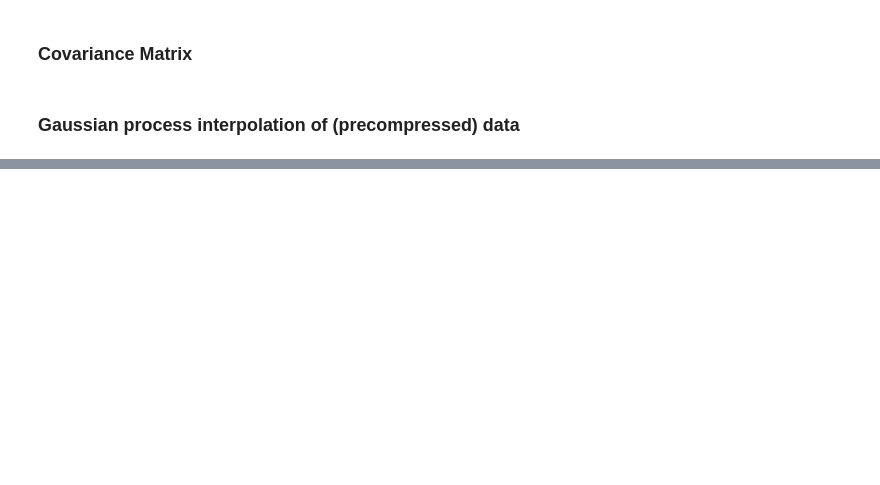
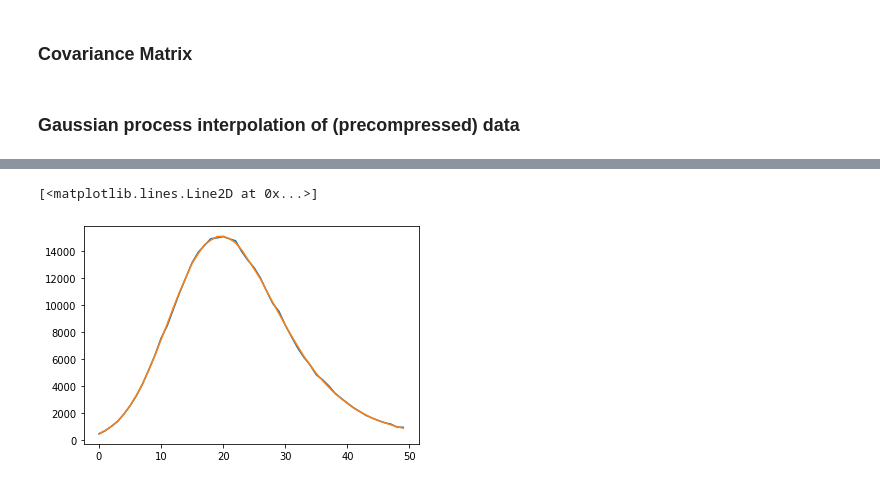
Before and after one commit to twerhane/UndergradStudentProjects, a Jupyter notebook: Jamie_and_Lister/VanessasNotebooks/PeakCounts.ipynb, the cells around one changed output, grey strips where cells are left out. Cells and saved outputs as stored; diff of their text form; code cells hidden in the pictures; blank space fills up the shorter version.

```diff
--- a/Jamie_and_Lister/VanessasNotebooks/PeakCounts.ipynb
+++ b/Jamie_and_Lister/VanessasNotebooks/PeakCounts.ipynb
@@ -265,0 +95,4 @@ Removed no burn in
+# %%
+grad = nd.Gradient(neglogpost)
+# %%
+hess = nd.Hessian(neglogpost)
@@ -265,0 +113,11 @@ Removed no burn in
+# %%
+from scipy.optimize import minimize
+
+log_posts = []
+results = []
+for theta_ini in np.sqrt(theta_fiducial)*np.random.randn(10,3)+theta_fiducial:
+  print(theta_ini)
+  for method in ['Powell']:#['Nelder-Mead','Powell','CG','BFGS','Newton-CG','L-BFGS-B','TNC','COBYLA','SLSQP','trust-constr','dogleg','trust-ncg','trust-exact','trust-krylov']:
+    res = minimize(neglogpost,theta_ini,jac=grad,hess=hess,method=method)
+    log_posts.append(neglogpost(res['x']))
+    results.append(res['x'])
@@ -265,0 +145,9 @@ Removed no burn in
+# %%
+index       = np.argsort((log_posts))
+best_params = results[index[0]]
+# %%
+plt.plot(data)
+plt.plot(fwdmodel(best_params))
+# %% [output]
+[<matplotlib.lines.Line2D at 0x...>]
+[figure, added]
```
Also changed, not shown: parts of 41 cells of this notebook.
